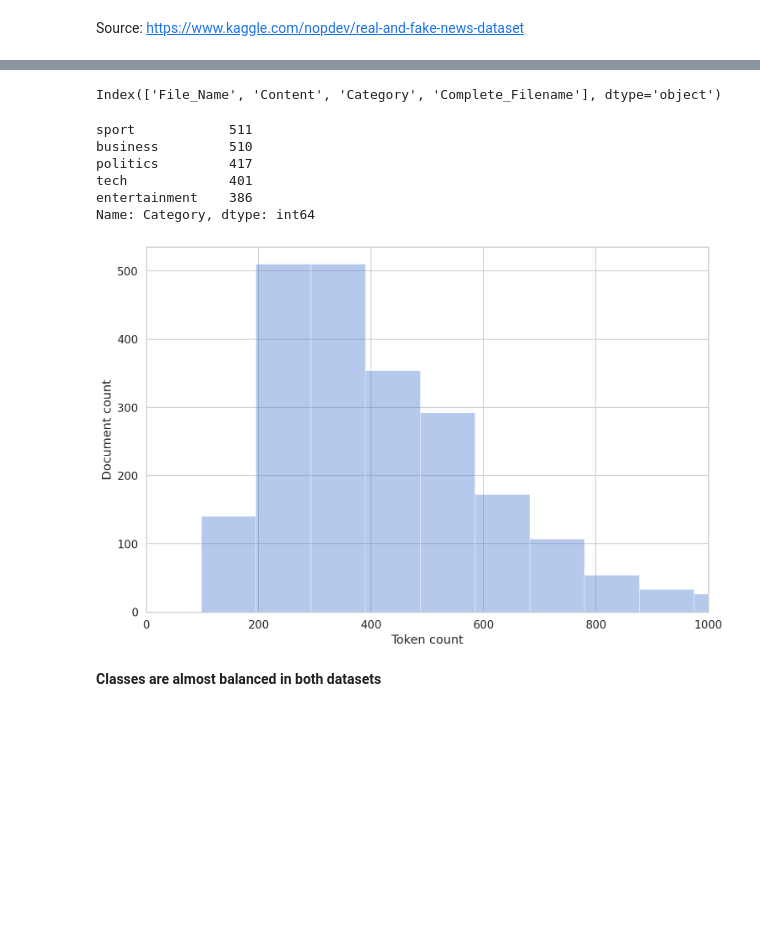
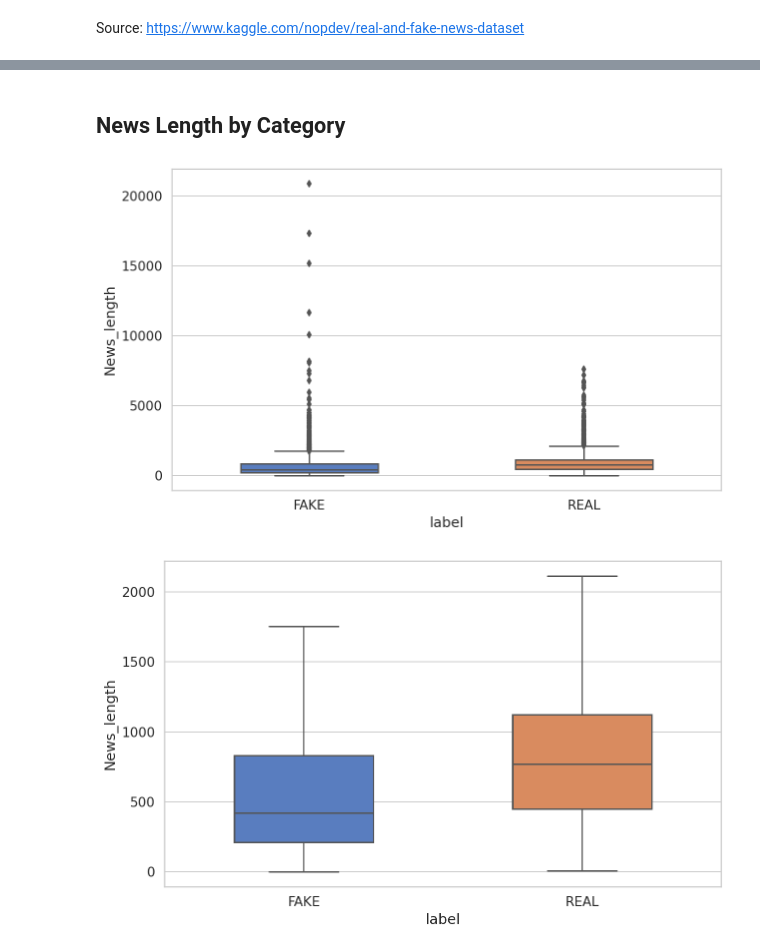
Before and after one commit to uabinf/nlp-group-project-fall-2020-text-document-classification, a Jupyter notebook: notebooks/Datasets_Exploration.ipynb, the cells around one changed output, grey strips where cells are left out. Cells and saved outputs as stored; diff of their text form; code cells hidden in the pictures; blank space fills up the shorter version.

```diff
--- a/notebooks/Datasets_Exploration.ipynb
+++ b/notebooks/Datasets_Exploration.ipynb
@@ -91 +119,3 @@ for txt in df.text:
+# %%
+df['News_length'] = df['text'].str.split().str.len()
 # %%
@@ -106,3 +127,0 @@ plt.ylabel('Document count');
-# %%
-df = pd.read_csv('News_dataset.csv', sep=';')
-df.head()
@@ -116,32 +128,11 @@ df.head()
-# %%
-df.columns
-# %% [output]
-Index(['File_Name', 'Content', 'Category', 'Complete_Filename'], dtype='object')
-# %%
-df.Category.value_counts()
-# %% [output]
-sport            511
-business         510
-politics         417
-tech             401
-entertainment    386
-Name: Category, dtype: int64
-# %%
-token_lens = []
-
-for txt in df.Content:
-  tokens = word_tokenize(txt)
-  token_lens.append(len(tokens))
-
-# for txt in df.Content:
-#   tokens = tokenizer.encode(txt, max_length=512)
-#   token_lens.append(len(tokens))
-
-sns.distplot(token_lens, kde=False, norm_hist = False)
-plt.xlim([0, 1000]);
-plt.xlabel('Token count');
-plt.ylabel('Document count');
-# %% [output]
-[figure, removed]
-# %% [markdown]
-**Classes are almost balanced in both datasets**
+# %% [markdown]
+## News Length by Category
+# %%
+sns.boxplot(data=df, x='label', y='News_length', width=.5);
+# sns.boxplot(data=df, x='News_length', y='label', width=.5, orient = "h");
+# %% [output]
+[figure, added]
+# %%
+sns.boxplot(data=df, x='label', y='News_length', width=.5, showfliers = False);
+# %% [output]
+[figure, added]
```
Also changed, not shown: parts of 25 cells of this notebook.
